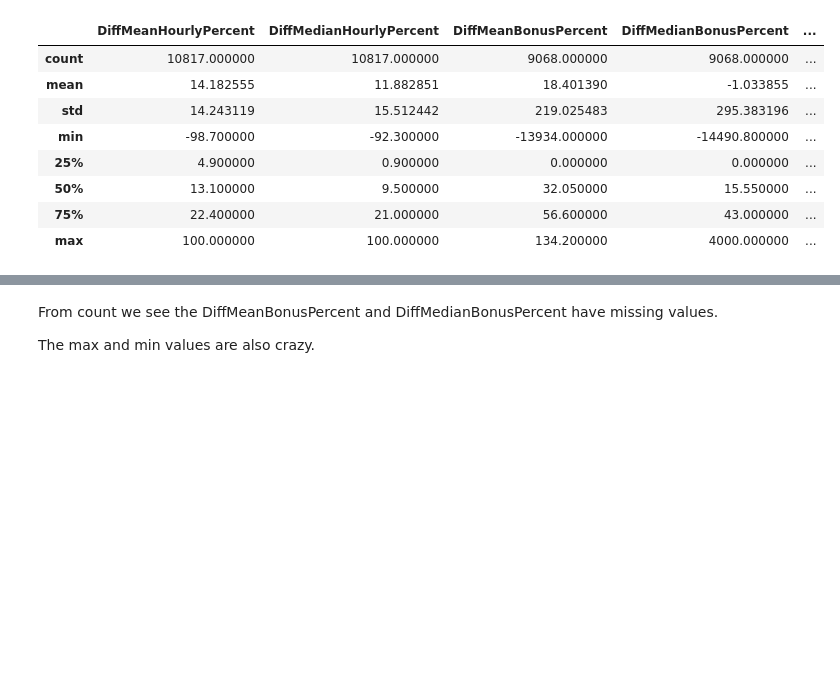
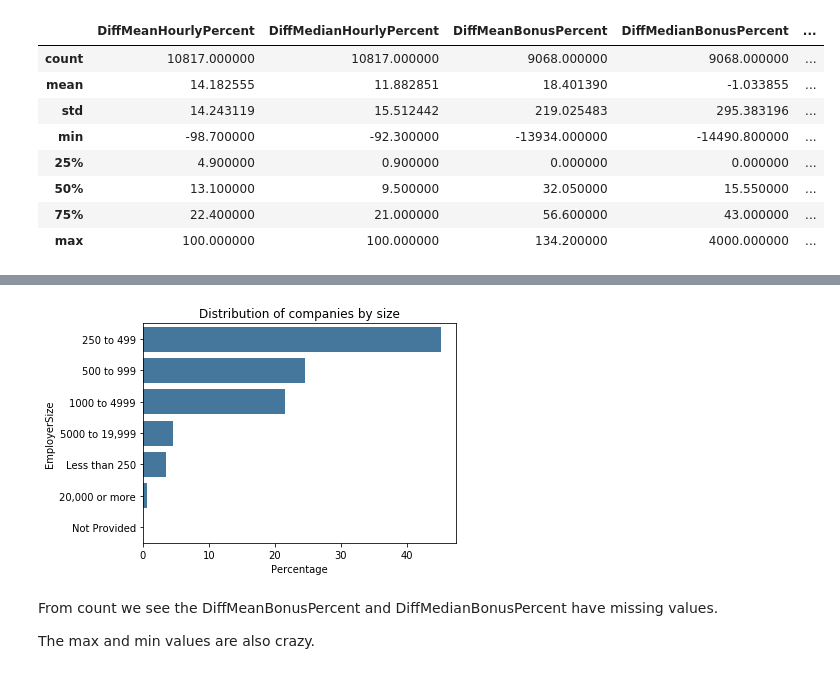
Before and after one commit to Ads2020Group6/data-exploration, a Jupyter notebook: UK_GOV_data_modelling - Shivangi.ipynb, the cells around one changed output, grey strips where cells are left out. Cells and saved outputs as stored; diff of their text form; code cells hidden in the pictures; blank space fills up the shorter version.

```diff
--- a/UK_GOV_data_modelling - Shivangi.ipynb
+++ b/UK_GOV_data_modelling - Shivangi.ipynb
@@ -85,0 +98,11 @@ data.describe()
+# %%
+total_emp = sum(emp_size['DiffMeanHourlyPercent'])
+emp_size['Percentage'] = (emp_size['DiffMeanHourlyPercent'] / total_emp )*100
+emp_size
+fig = plt.figure(figsize=(6,4))
+ax = sns.barplot(x='Percentage', y='EmployerSize',data=emp_size.sort_values('Percentage',ascending=False), color='#3679ab')
+ax.set_title("Distribution of companies by size")
+
+plt.tight_layout()
+# %% [output]
+[figure, added]
```
Also changed, not shown: parts of 28 cells of this notebook, 1 other file.
